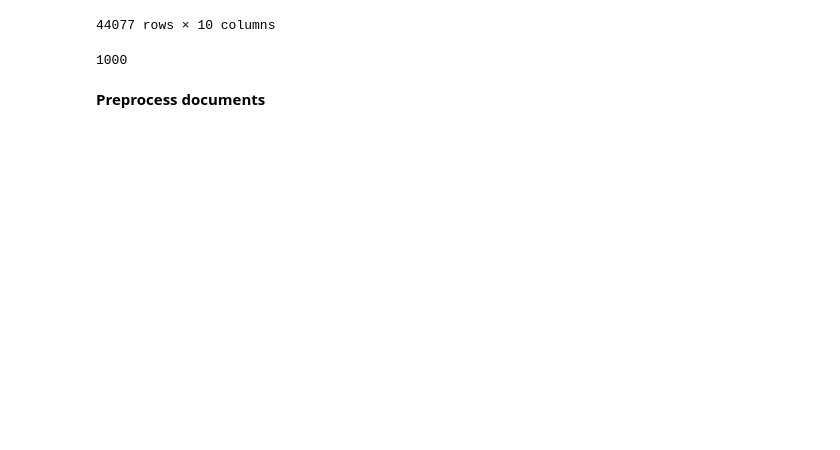
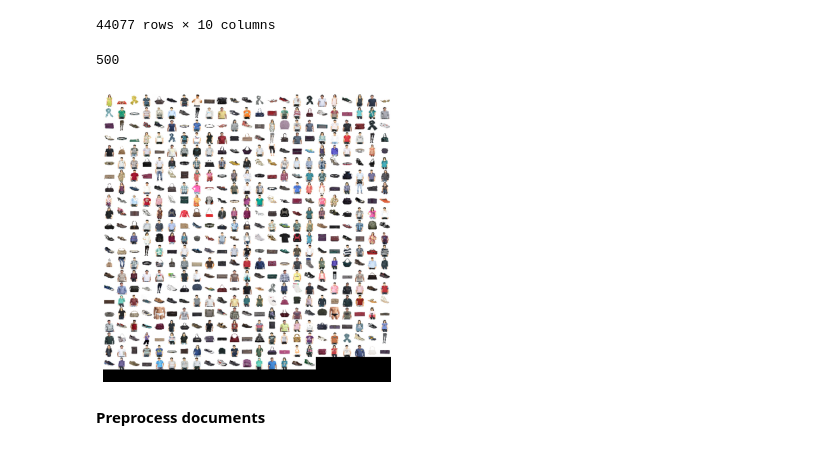
Before and after one commit to jina-ai/annlite, a Jupyter notebook: notebooks/fashion_product_search.ipynb, the cells around one changed output. Drawn from its saved outputs; the diff is of its cells as text; code cells hidden in the pictures; blank space fills up the shorter version.

```diff
--- a/notebooks/fashion_product_search.ipynb
+++ b/notebooks/fashion_product_search.ipynb
@@ -151,10 +197,12 @@ def get_product_docs(max_num: int = MAX_NUM_DOCS):
 
     return da
 # %%
-docs = get_product_docs(1000)
-print(len(docs)) # should be 200
+docs = get_product_docs(500)
+print(len(docs)) # should be 500
+docs.plot_image_sprites()
 # %% [output]
-1000
+500
+[figure, added]
 # %% [markdown]
 **Preprocess documents**
 # %%
```
Also changed, not shown: parts of 14 cells of this notebook, 1 other file.
